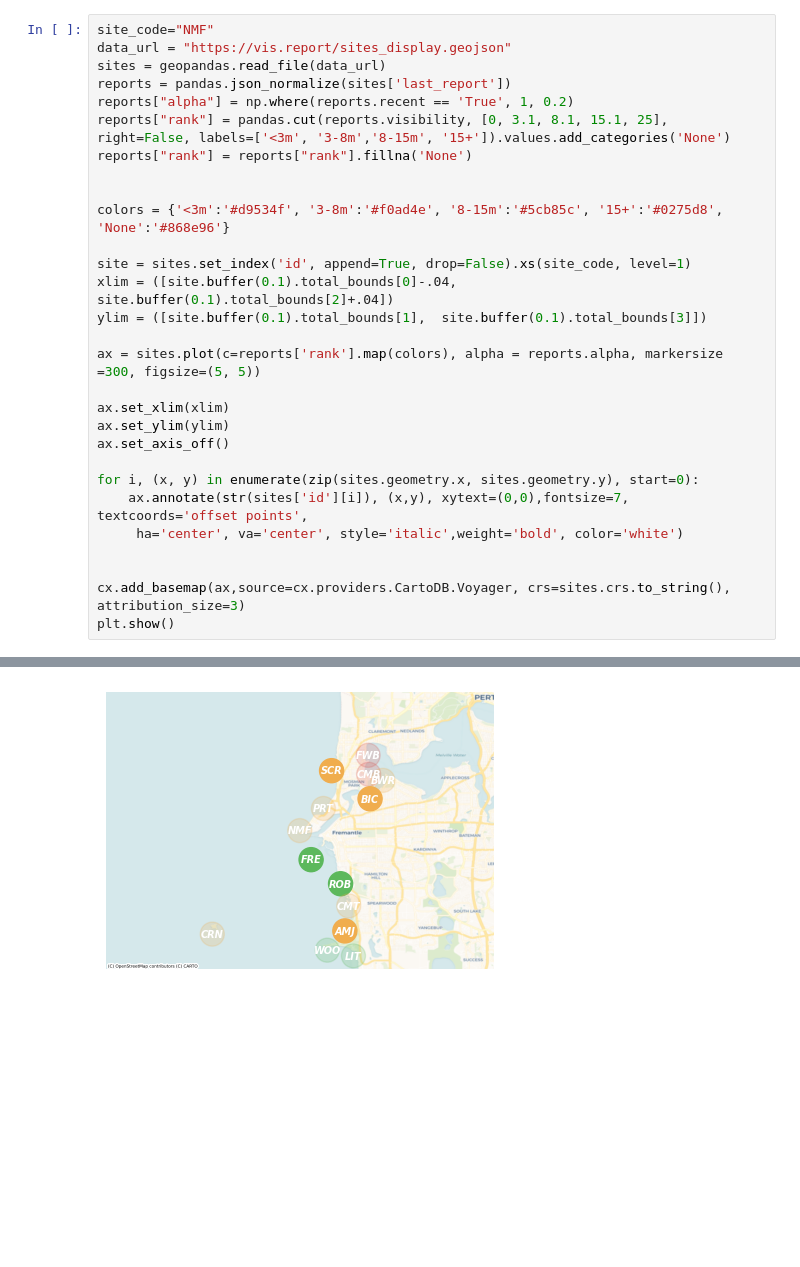
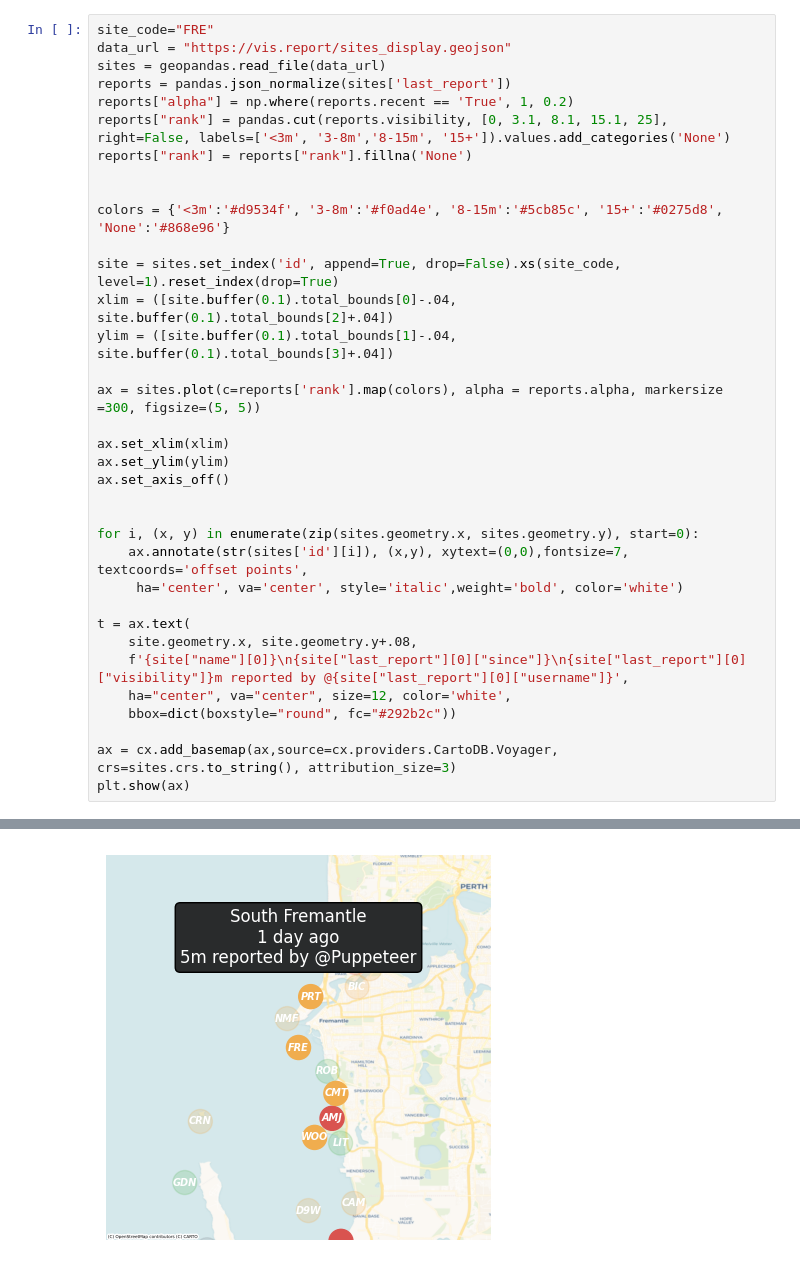
Before and after one commit to patrick-morrison/visreport2, a Jupyter notebook: weather/site_facebook.ipynb, the cells around one changed output, grey strips where cells are left out. Cells and saved outputs as stored; diff of their text form; blank space fills up the shorter version.

Commit message:
fix plots

```diff
--- a/weather/site_facebook.ipynb
+++ b/weather/site_facebook.ipynb
@@ -11,5 +13,5 @@ from matplotlib.colors import ListedColormap
 # %%
-site_code="NMF"
+site_code="FRE"
 data_url = "https://vis.report/sites_display.geojson"
 sites = geopandas.read_file(data_url)
 reports = pandas.json_normalize(sites['last_report'])
@@ -20,9 +22,9 @@ reports["rank"] = reports["rank"].fillna('None')
 
 colors = {'<3m':'#d9534f', '3-8m':'#f0ad4e', '8-15m':'#5cb85c', '15+':'#0275d8', 'None':'#868e96'}
 
-site = sites.set_index('id', append=True, drop=False).xs(site_code, level=1)
+site = sites.set_index('id', append=True, drop=False).xs(site_code, level=1).reset_index(drop=True)
 xlim = ([site.buffer(0.1).total_bounds[0]-.04,  site.buffer(0.1).total_bounds[2]+.04])
-ylim = ([site.buffer(0.1).total_bounds[1],  site.buffer(0.1).total_bounds[3]])
+ylim = ([site.buffer(0.1).total_bounds[1]-.04,  site.buffer(0.1).total_bounds[3]+.04])
 
 ax = sites.plot(c=reports['rank'].map(colors), alpha = reports.alpha, markersize =300, figsize=(5, 5))
 
@@ -30,13 +32,19 @@ ax.set_xlim(xlim)
 ax.set_ylim(ylim)
 ax.set_axis_off()
 
+
 for i, (x, y) in enumerate(zip(sites.geometry.x, sites.geometry.y), start=0):
     ax.annotate(str(sites['id'][i]), (x,y), xytext=(0,0),fontsize=7, textcoords='offset points',
      ha='center', va='center', style='italic',weight='bold', color='white')
 
+t = ax.text(
+    site.geometry.x, site.geometry.y+.08,
+    f'{site["name"][0]}\n{site["last_report"][0]["since"]}\n{site["last_report"][0]["visibility"]}m reported by @{site["last_report"][0]["username"]}',
+    ha="center", va="center", size=12, color='white',
+    bbox=dict(boxstyle="round", fc="#292b2c"))
 
-cx.add_basemap(ax,source=cx.providers.CartoDB.Voyager, crs=sites.crs.to_string(), attribution_size=3)
-plt.show()
+ax = cx.add_basemap(ax,source=cx.providers.CartoDB.Voyager, crs=sites.crs.to_string(), attribution_size=3)
+plt.show(ax)
 # %% [output]
   xlim = ([site.buffer(0.1).total_bounds[0]-.04,  site.buffer(0.1).total_bounds[2]+.04])
 
@@ -48 +56 @@ plt.show()
-[figure, old version]
+[figure, new version]
```
Also changed, not shown: parts of 2 cells of this notebook, 2 other files.
